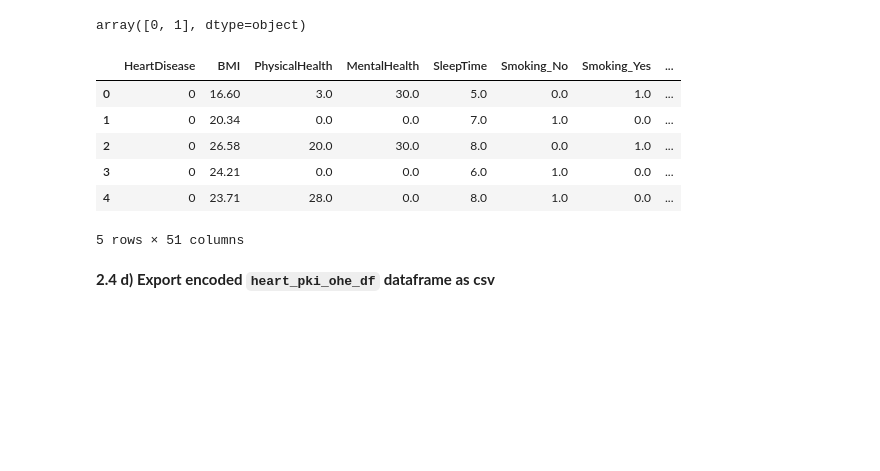
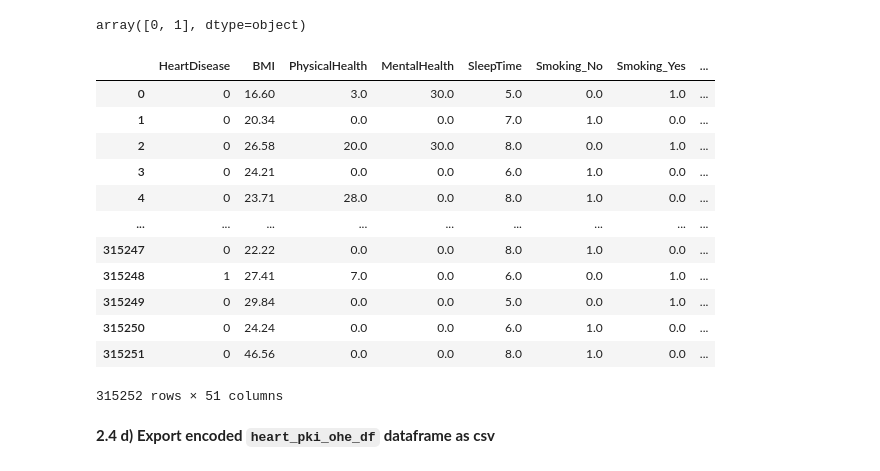
Before and after one commit to xJQx/bc2406-project, a Jupyter notebook: data-cleaning-preprocessing.ipynb, the cells around one changed output. Drawn from its saved outputs; the diff is of its cells as text; code cells hidden in the pictures; blank space fills up the shorter version.

```diff
--- a/data-cleaning-preprocessing.ipynb
+++ b/data-cleaning-preprocessing.ipynb
@@ -247,9 +253,9 @@ num_variable
 heart_pki_num = heart_pki_original_df[num_variable]
 heart_pki_cat_ohe
 heart_pki_ohe_df = pd.concat(
-    [heart_pki_num, heart_pki_cat_ohe],
+    [heart_pki_num.reset_index(drop=True), heart_pki_cat_ohe.reset_index(drop=True)],
     sort=False,
-    axis=1).reindex(index=heart_pki_original_df.index)
+    axis=1)
 
 # Check the final dataframe
 heart_pki_ohe_df.info()
@@ -309,15 +321,21 @@ heart_pki_ohe_df['HeartDisease'].unique()
 # %% [output]
 array([0, 1], dtype=object)
 # %%
-heart_pki_ohe_df.head()
+heart_pki_ohe_df
 # %% [output]
 |  | HeartDisease | BMI | PhysicalHealth | MentalHealth | SleepTime | Smoking_No | Smoking_Yes | ... |
 | 0 | 0 | 16.60 | 3.0 | 30.0 | 5.0 | 0.0 | 1.0 | ... |
 | 1 | 0 | 20.34 | 0.0 | 0.0 | 7.0 | 1.0 | 0.0 | ... |
 | 2 | 0 | 26.58 | 20.0 | 30.0 | 8.0 | 0.0 | 1.0 | ... |
 | 3 | 0 | 24.21 | 0.0 | 0.0 | 6.0 | 1.0 | 0.0 | ... |
 | 4 | 0 | 23.71 | 28.0 | 0.0 | 8.0 | 1.0 | 0.0 | ... |
+| ... | ... | ... | ... | ... | ... | ... | ... | ... |
+| 315247 | 0 | 22.22 | 0.0 | 0.0 | 8.0 | 1.0 | 0.0 | ... |
+| 315248 | 1 | 27.41 | 7.0 | 0.0 | 6.0 | 0.0 | 1.0 | ... |
+| 315249 | 0 | 29.84 | 0.0 | 0.0 | 5.0 | 0.0 | 1.0 | ... |
+| 315250 | 0 | 24.24 | 0.0 | 0.0 | 6.0 | 1.0 | 0.0 | ... |
+| 315251 | 0 | 46.56 | 0.0 | 0.0 | 8.0 | 1.0 | 0.0 | ... |
-5 rows × 51 columns
+315252 rows × 51 columns
 # %% [markdown]
 **2.4 d) Export encoded `heart_pki_ohe_df` dataframe as csv**
 # %%
```
Also changed, not shown: parts of 3 cells of this notebook.
